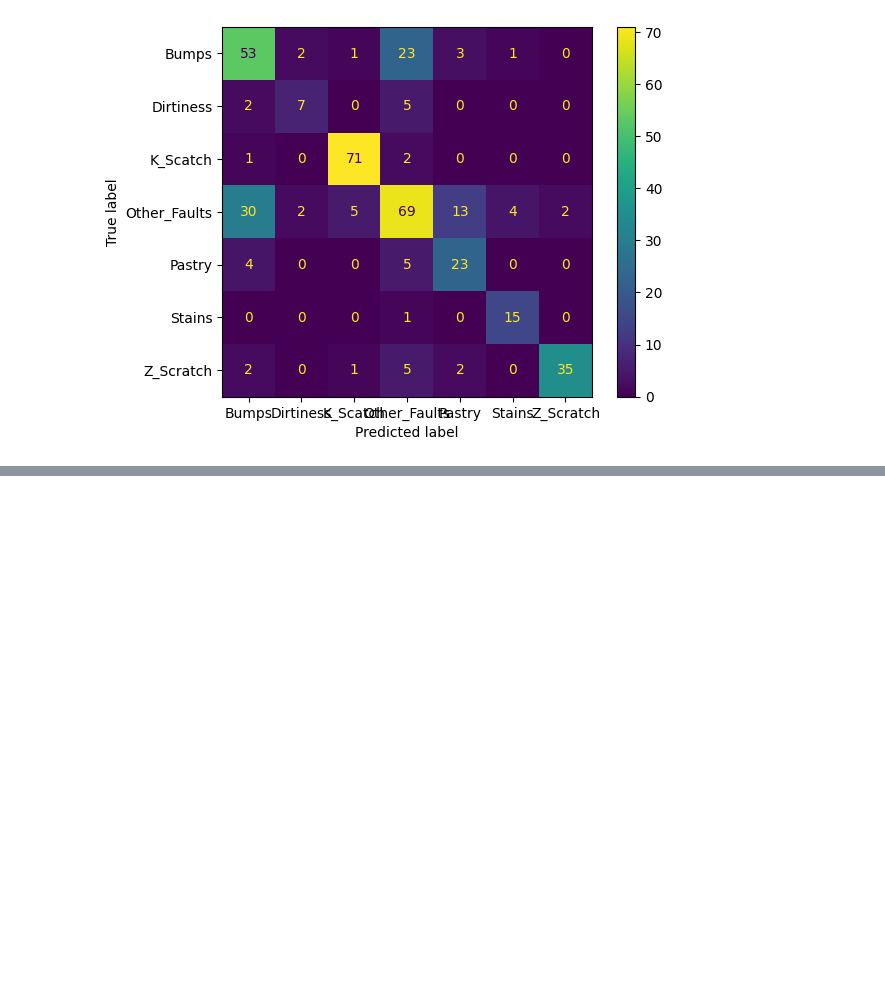
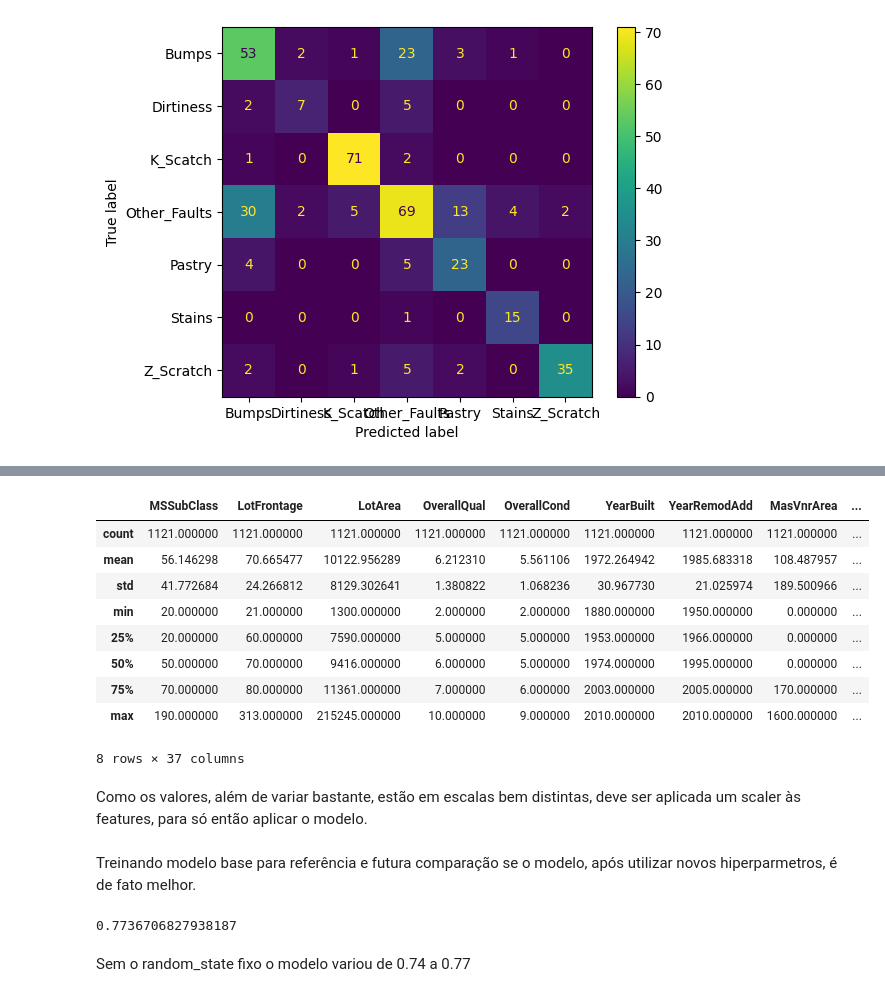
Before and after one commit to fernandobrancher/exercices_module10_machinelearning_i, a Jupyter notebook: exercise_class_6.ipynb, the cells around one changed output, grey strips where cells are left out. Drawn from its saved outputs; the diff is of its cells as text; code cells hidden in the pictures; blank space fills up the shorter version.

```diff
--- a/exercise_class_6.ipynb
+++ b/exercise_class_6.ipynb
@@ -107,0 +122,18 @@ plt.close()
+# %%
+houses = pd.read_csv('house_prices.csv')
+# %%
+house = houses.select_dtypes(include=np.number).dropna().drop('Id', axis=1)
+house.describe()
+# %% [output]
+|  | MSSubClass | LotFrontage | LotArea | OverallQual | OverallCond | YearBuilt | YearRemodAdd | MasVnrArea | ... |
+| count | 1121.000000 | 1121.000000 | 1121.000000 | 1121.000000 | 1121.000000 | 1121.000000 | 1121.000000 | 1121.000000 | ... |
+| mean | 56.146298 | 70.665477 | 10122.956289 | 6.212310 | 5.561106 | 1972.264942 | 1985.683318 | 108.487957 | ... |
+| std | 41.772684 | 24.266812 | 8129.302641 | 1.380822 | 1.068236 | 30.967730 | 21.025974 | 189.500966 | ... |
+| min | 20.000000 | 21.000000 | 1300.000000 | 2.000000 | 2.000000 | 1880.000000 | 1950.000000 | 0.000000 | ... |
+| 25% | 20.000000 | 60.000000 | 7590.000000 | 5.000000 | 5.000000 | 1953.000000 | 1966.000000 | 0.000000 | ... |
+| 50% | 50.000000 | 70.000000 | 9416.000000 | 6.000000 | 5.000000 | 1974.000000 | 1995.000000 | 0.000000 | ... |
+| 75% | 70.000000 | 80.000000 | 11361.000000 | 7.000000 | 6.000000 | 2003.000000 | 2005.000000 | 170.000000 | ... |
+| max | 190.000000 | 313.000000 | 215245.000000 | 10.000000 | 9.000000 | 2010.000000 | 2010.000000 | 1600.000000 | ... |
+8 rows × 37 columns
+# %% [markdown]
+Como os valores, além de variar bastante, estão em escalas bem distintas, deve ser aplicada um scaler às features, para só então aplicar o modelo.
@@ -107,0 +142,12 @@ plt.close()
+# %% [markdown]
+Treinando modelo base para referência e futura comparação se o modelo, após utilizar novos hiperparmetros, é de fato melhor.
+# %%
+# modelo base
+dtr_base = DecisionTreeRegressor(random_state=42)
+dtr_base.fit(X_train, y_train)
+y_pred_base = dtr_base.predict(X_test)
+print(r2_score(y_test, y_pred_base))
+# %% [output]
+0.7736706827938187
+# %% [markdown]
+Sem o random_state fixo o modelo variou de 0.74 a 0.77
```
Also changed, not shown: parts of 16 cells of this notebook.
